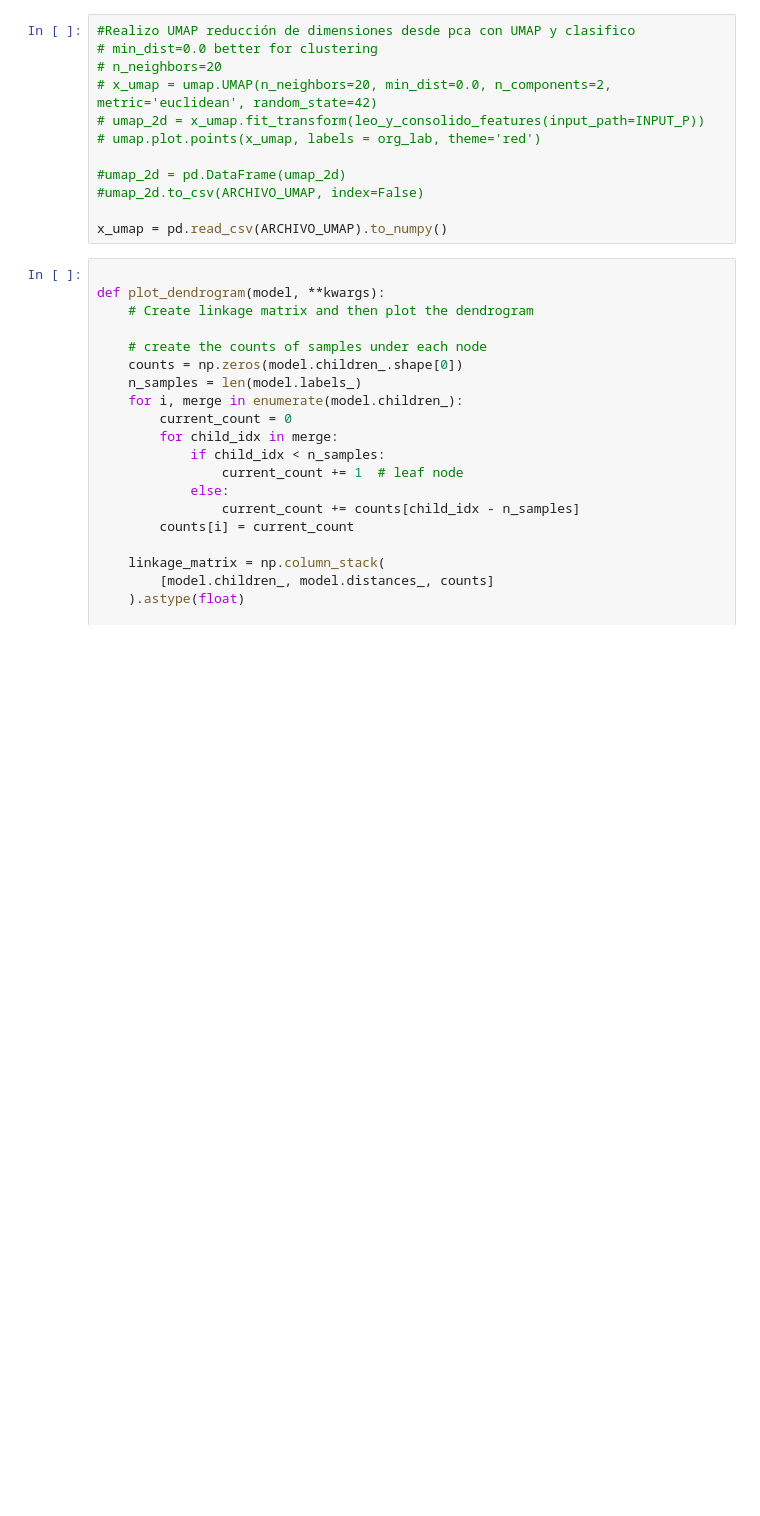
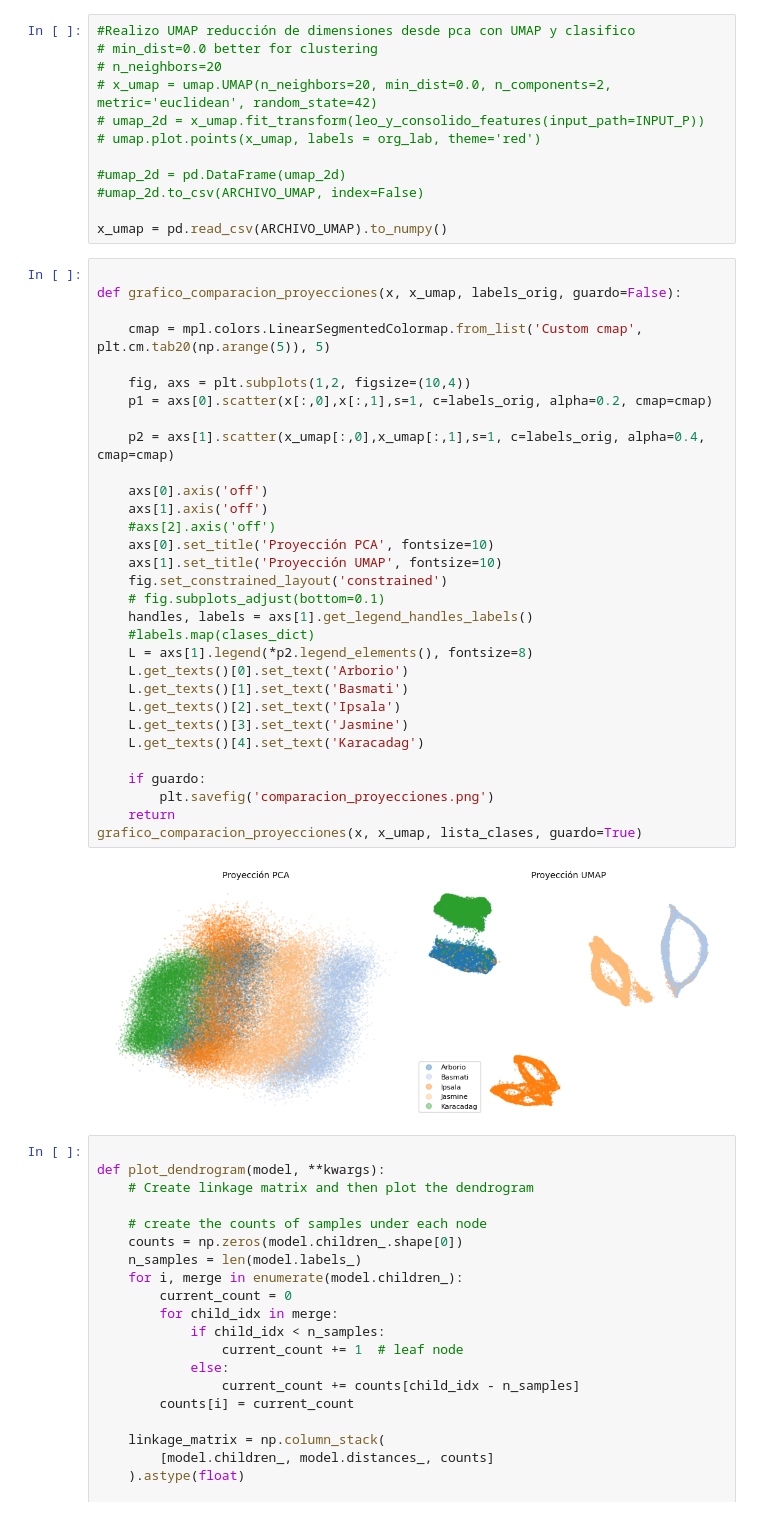
Before and after one commit to Ignacio-Ibarra/unsupervised-rice-image-segmentation, a Jupyter notebook: hierachical_clust.ipynb, the cells around one changed output. Drawn from its saved outputs; the diff is of its cells as text; blank space fills up the shorter version.

Commit message:
agrego grafico para comparar las proyecciones

```diff
--- a/hierachical_clust.ipynb
+++ b/hierachical_clust.ipynb
@@ -133,6 +133,39 @@ x = pd.read_csv(ARCHIVO_PCA).to_numpy()
 #umap_2d.to_csv(ARCHIVO_UMAP, index=False)
 
 x_umap = pd.read_csv(ARCHIVO_UMAP).to_numpy()
+# %%
+
+def grafico_comparacion_proyecciones(x, x_umap, labels_orig, guardo=False):
+
+    cmap = mpl.colors.LinearSegmentedColormap.from_list('Custom cmap', plt.cm.tab20(np.arange(5)), 5)
+
+    fig, axs = plt.subplots(1,2, figsize=(10,4))
+    p1 = axs[0].scatter(x[:,0],x[:,1],s=1, c=labels_orig, alpha=0.2, cmap=cmap)
+
+    p2 = axs[1].scatter(x_umap[:,0],x_umap[:,1],s=1, c=labels_orig, alpha=0.4, cmap=cmap)
+
+    axs[0].axis('off')
+    axs[1].axis('off')
+    #axs[2].axis('off')
+    axs[0].set_title('Proyección PCA', fontsize=10)
+    axs[1].set_title('Proyección UMAP', fontsize=10)
+    fig.set_constrained_layout('constrained')
+    # fig.subplots_adjust(bottom=0.1)
+    handles, labels = axs[1].get_legend_handles_labels()
+    #labels.map(clases_dict)
+    L = axs[1].legend(*p2.legend_elements(), fontsize=8)
+    L.get_texts()[0].set_text('Arborio')
+    L.get_texts()[1].set_text('Basmati')
+    L.get_texts()[2].set_text('Ipsala')
+    L.get_texts()[3].set_text('Jasmine')
+    L.get_texts()[4].set_text('Karacadag')
+
+    if guardo:
+        plt.savefig('comparacion_proyecciones.png')
+    return
+grafico_comparacion_proyecciones(x, x_umap, lista_clases, guardo=True)
+# %% [output]
+[figure, added]
 # %%
 
 def plot_dendrogram(model, **kwargs):
```
Also changed, not shown: parts of 22 cells of this notebook.
